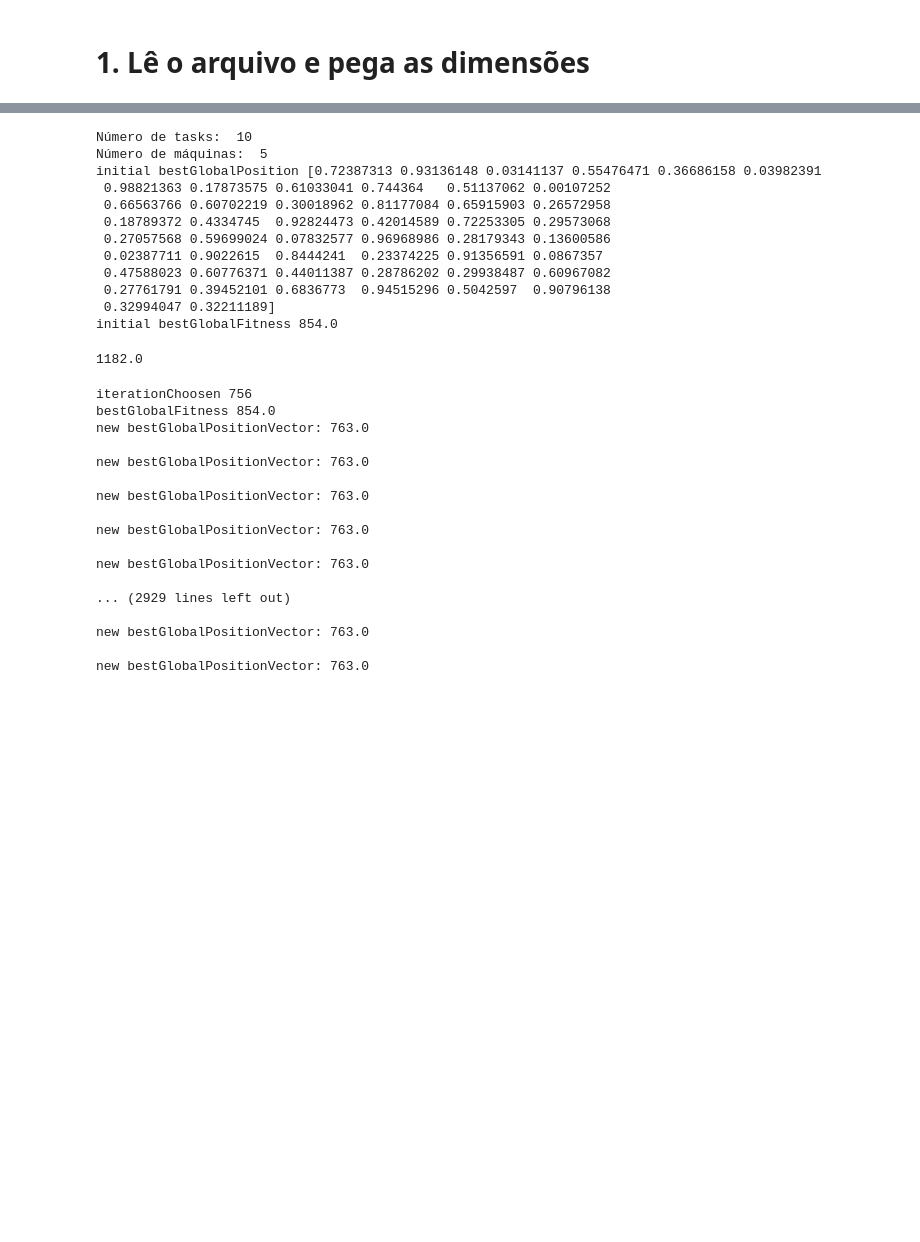
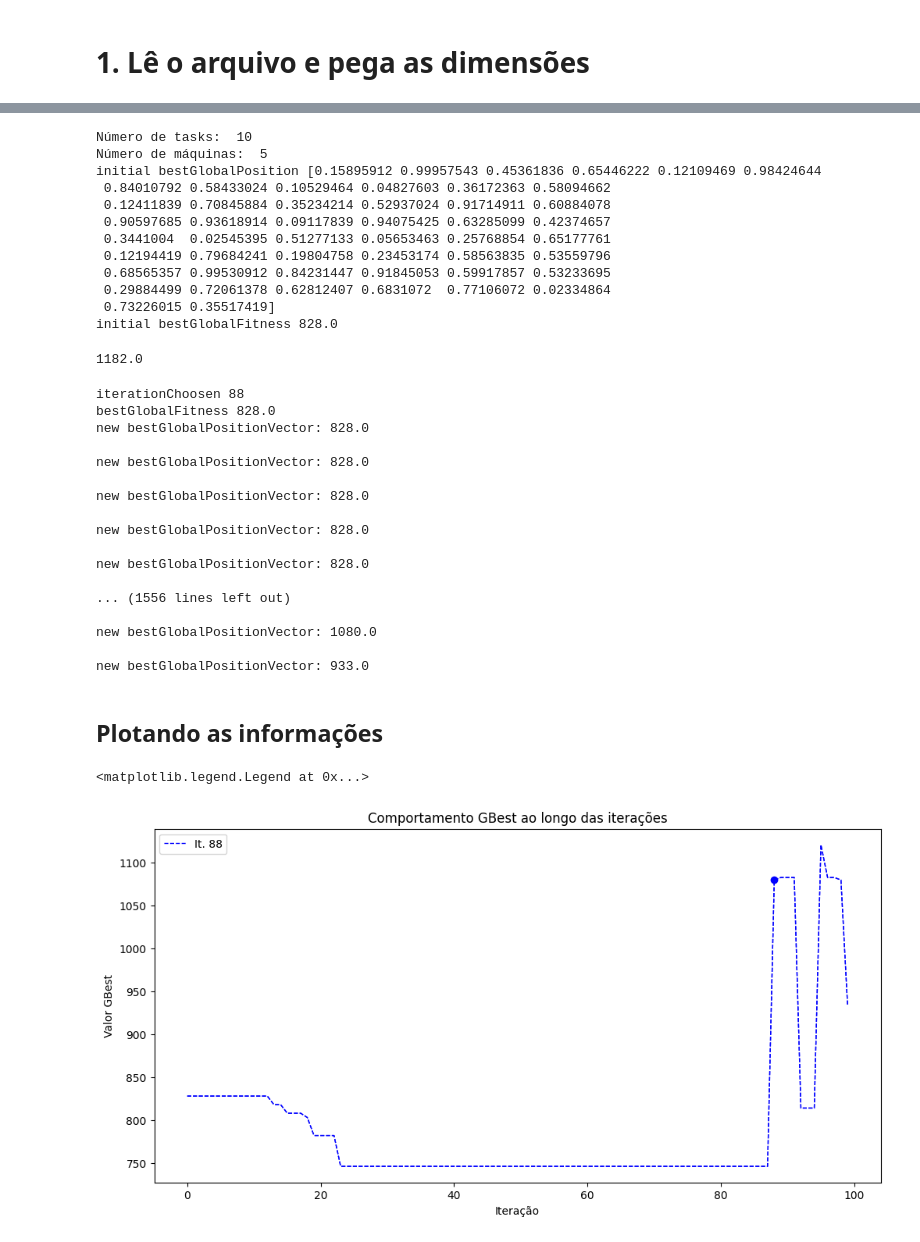
Before and after one commit to diogo-dpa/TCC-Projeto-UFMG, a Jupyter notebook: projeto.ipynb, the cells around one changed output, grey strips where cells are left out. Drawn from its saved outputs; the diff is of its cells as text; code cells hidden in the pictures; blank space fills up the shorter version.

Commit message:
Matplotlib adicionado ao projeto

```diff
--- a/projeto.ipynb
+++ b/projeto.ipynb
@@ -268,12 +264,12 @@ def initializeBestPersonalAndGlobalPositionVector(positionMatrix, velocityMatrix
     print('initial bestGlobalFitness {}'.format(bestGlobalFitness))
     return [bestPersonalPositionVector, bestPersonalFitness, bestGlobalPositionVector, bestGlobalFitness, positionMatrixAux, velocityMatrixAux]
 # %%
-numberOfParticles = 40
+numberOfParticles = 60
 c1 = 2
 c2 = 2
 w = 1
 # Number of iterations
-iterations = 1000
+iterations = 100
 
 # Full Method
 [data, tasks, machines] = readInstanceAndReturnDataTaskMachines('./instances/la02.txt')
@@ -283,16 +279,16 @@ dadosFormatados = formatReadData(data)
 # %% [output]
 Número de tasks:  10
 Número de máquinas:  5
-initial bestGlobalPosition [0.72387313 0.93136148 0.03141137 0.55476471 0.36686158 0.03982391
- 0.98821363 0.17873575 0.61033041 0.744364   0.51137062 0.00107252
- 0.66563766 0.60702219 0.30018962 0.81177084 0.65915903 0.26572958
- 0.18789372 0.4334745  0.92824473 0.42014589 0.72253305 0.29573068
- 0.27057568 0.59699024 0.07832577 0.96968986 0.28179343 0.13600586
- 0.02387711 0.9022615  0.8444241  0.23374225 0.91356591 0.0867357
- 0.47588023 0.60776371 0.44011387 0.28786202 0.29938487 0.60967082
- 0.27761791 0.39452101 0.6836773  0.94515296 0.5042597  0.90796138
- 0.32994047 0.32211189]
-initial bestGlobalFitness 854.0
+initial bestGlobalPosition [0.15895912 0.99957543 0.45361836 0.65446222 0.12109469 0.98424644
+ 0.84010792 0.58433024 0.10529464 0.04827603 0.36172363 0.58094662
+ 0.12411839 0.70845884 0.35234214 0.52937024 0.91714911 0.60884078
+ 0.90597685 0.93618914 0.09117839 0.94075425 0.63285099 0.42374657
+ 0.3441004  0.02545395 0.51277133 0.05653463 0.25768854 0.65177761
+ 0.12194419 0.79684241 0.19804758 0.23453174 0.58563835 0.53559796
+ 0.68565357 0.99530912 0.84231447 0.91845053 0.59917857 0.53233695
+ 0.29884499 0.72061378 0.62812407 0.6831072  0.77106072 0.02334864
+ 0.73226015 0.35517419]
+initial bestGlobalFitness 828.0
 # %%
 operationsConverted = decodeValoresReaisParaOperacoes(bestGlobalPositionVector, tasks, machines)
 oldBestGlobalFitness = funcaoAptidao(operationsConverted, dadosFormatados)[0]
@@ -304,6 +300,8 @@ oldBestGlobalFitness
 iterationChoosen = generateRandomIterationNumber(iterations)
 print('iterationChoosen {}'.format(iterationChoosen))
 print('bestGlobalFitness {}'.format(bestGlobalFitness))
+
+bestGlobalFitnessArray = np.zeros(iterations)
 
 # Method Proposed
 for it in range(0, iterations):
@@ -356,28 +354,45 @@ for it in range(0, iterations):
     if(smallestPersonalFitness < oldBestGlobalFitness):
         bestGlobalPositionVector = currentBestGlobalPositionVector.copy()
     operationsConverted = decodeValoresReaisParaOperacoes(bestGlobalPositionVector, tasks, machines)
-    fitness = funcaoAptidao(operationsConverted, dadosFormatados)[0]
+    bestGlobalFitnessArray[it] = funcaoAptidao(operationsConverted, dadosFormatados)[0]
     # print('bestGlobalPositionVector: {}'.format(bestGlobalPositionVector))
-    print('new bestGlobalPositionVector: {}'.format(fitness))
+    print('new bestGlobalPositionVector: {}'.format(bestGlobalFitnessArray[it]))
     print('')
 
 # operationsConverted = decodeValoresReaisParaOperacoes(bestGlobalPositionVector, tasks, machines)
 # [fitness, finalMachine] = funcaoAptidao(operationsConverted, dadosFormatados)
 # %% [output]
-iterationChoosen 756
-bestGlobalFitness 854.0
-new bestGlobalPositionVector: 763.0
+iterationChoosen 88
+bestGlobalFitness 828.0
+new bestGlobalPositionVector: 828.0
 
-new bestGlobalPositionVector: 763.0
+new bestGlobalPositionVector: 828.0
 
-new bestGlobalPositionVector: 763.0
+new bestGlobalPositionVector: 828.0
 
-new bestGlobalPositionVector: 763.0
+new bestGlobalPositionVector: 828.0
 
-new bestGlobalPositionVector: 763.0
+new bestGlobalPositionVector: 828.0
 
-... (2929 lines left out)
+... (1556 lines left out)
 
-new bestGlobalPositionVector: 763.0
+new bestGlobalPositionVector: 1080.0
 
-new bestGlobalPositionVector: 763.0
+new bestGlobalPositionVector: 933.0
+# %% [markdown]
+## Plotando as informações
+# %%
+x = np.arange(iterations)
+y = bestGlobalFitnessArray
+
+fig, axes = plt.subplots(figsize=(12,6), dpi=100)
+
+axes.plot(x, y, color='blue', lw=1, ls='--', label="It. {}".format(iterationChoosen)) # 'r' é a cor vermelha (red)
+axes.plot(x, y, color='blue', lw=1, ls='--', marker='o', markevery=[iterationChoosen])
+axes.set_xlabel('Iteração')
+axes.set_ylabel('Valor GBest')
+axes.set_title('Comportamento GBest ao longo das iterações')
+axes.legend()
+# %% [output]
+<matplotlib.legend.Legend at 0x...>
+[figure, added]
```
Also changed, not shown: parts of 2 cells of this notebook.
